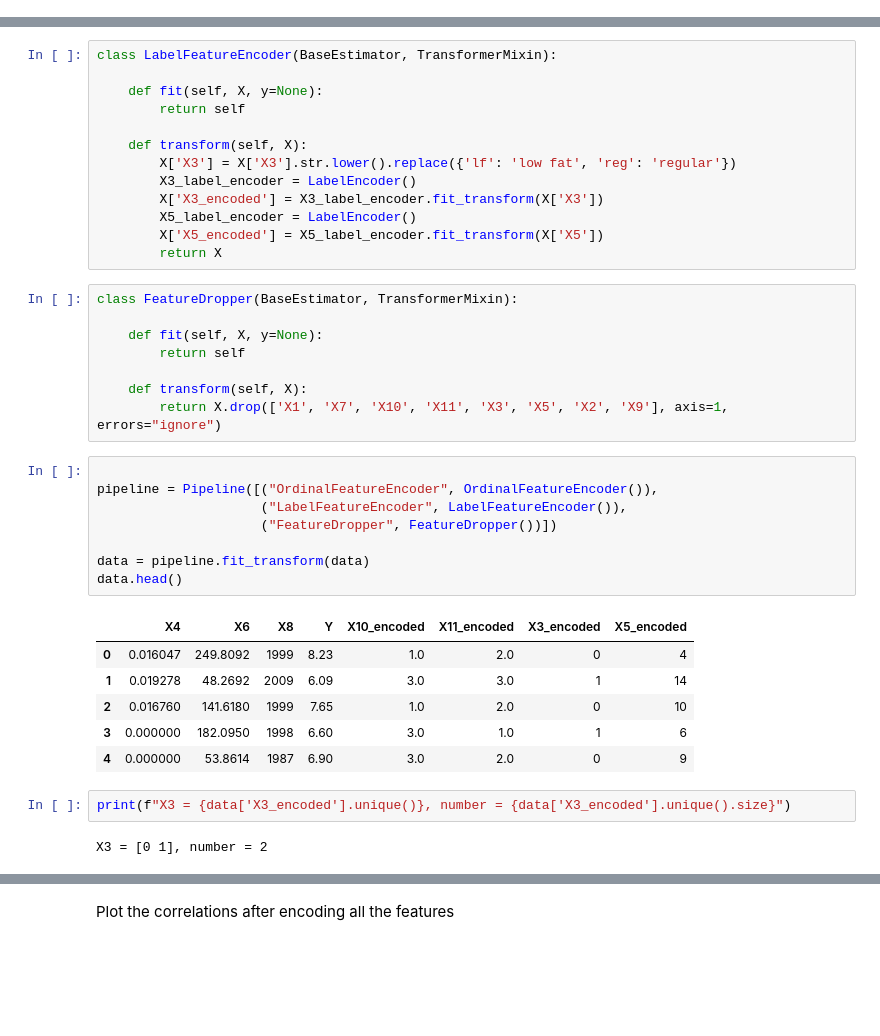
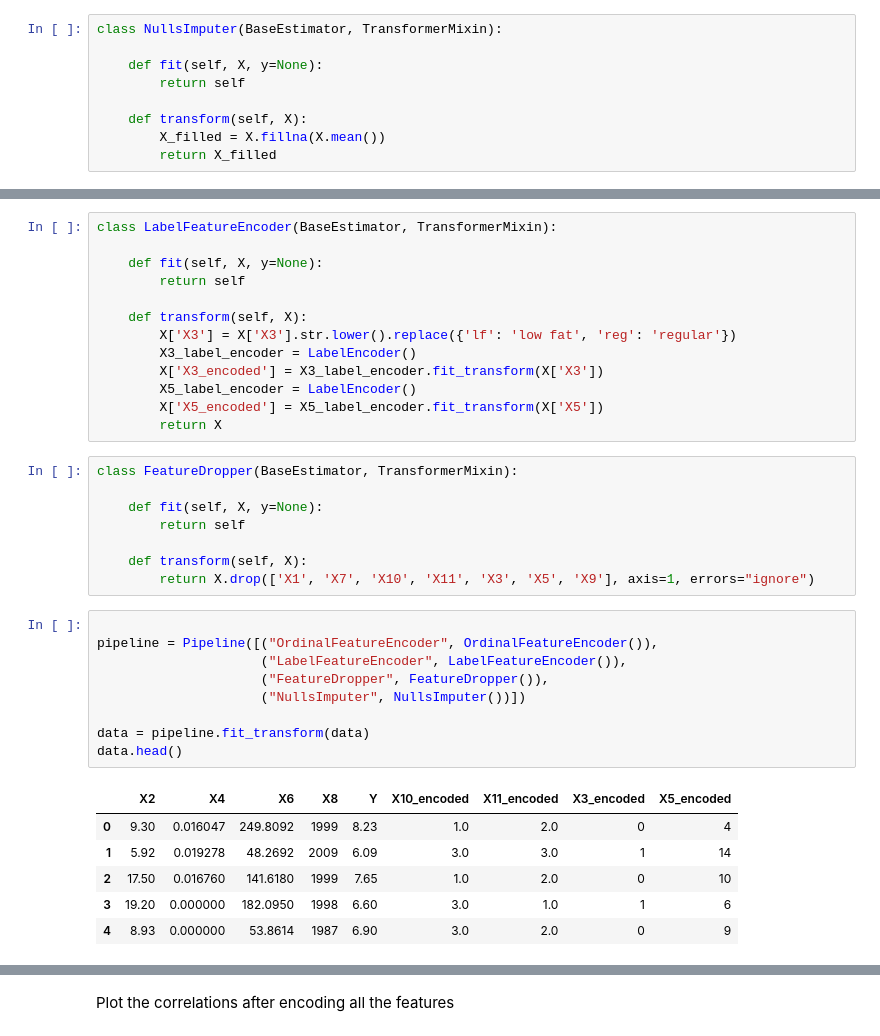
Before and after one commit to reda1609/AI-Talents-League, a Jupyter notebook: Round 1/main.ipynb, the cells around one changed output, grey strips where cells are left out. Cells and saved outputs as stored; diff of their text form; blank space fills up the shorter version.

```diff
--- a/Round 1/main.ipynb
+++ b/Round 1/main.ipynb
@@ -102,6 +104,15 @@ X11 = ['Supermarket Type1' 'Supermarket Type2' 'Grocery Store'
 * **Ordinal Feature Encoder**: Convert categorical variables into numerical variables while keeping the order of categories.
 * **Label Feature Encoder**: Convert categorical labels into numerical labels.
 * **Feature Dropper**: Drops unnecessary features from the dataset.
+# %%
+class NullsImputer(BaseEstimator, TransformerMixin):
+
+    def fit(self, X, y=None):
+        return self
+
+    def transform(self, X):
+        X_filled = X.fillna(X.mean())
+        return X_filled
 # %%
 class OrdinalFeatureEncoder(BaseEstimator, TransformerMixin):
 
@@ -134,23 +145,20 @@ class FeatureDropper(BaseEstimator, TransformerMixin):
         return self
 
     def transform(self, X):
-        return X.drop(['X1', 'X7', 'X10', 'X11', 'X3', 'X5', 'X2', 'X9'], axis=1, errors="ignore")
+        return X.drop(['X1', 'X7', 'X10', 'X11', 'X3', 'X5', 'X9'], axis=1, errors="ignore")
 # %%
 
 pipeline = Pipeline([("OrdinalFeatureEncoder", OrdinalFeatureEncoder()),
                      ("LabelFeatureEncoder", LabelFeatureEncoder()),
-                     ("FeatureDropper", FeatureDropper())])
+                     ("FeatureDropper", FeatureDropper()),
+                     ("NullsImputer", NullsImputer())])
 
 data = pipeline.fit_transform(data)
 data.head()
 # %% [output]
-|  | X4 | X6 | X8 | Y | X10_encoded | X11_encoded | X3_encoded | X5_encoded |
-| 0 | 0.016047 | 249.8092 | 1999 | 8.23 | 1.0 | 2.0 | 0 | 4 |
-| 1 | 0.019278 | 48.2692 | 2009 | 6.09 | 3.0 | 3.0 | 1 | 14 |
-| 2 | 0.016760 | 141.6180 | 1999 | 7.65 | 1.0 | 2.0 | 0 | 10 |
-| 3 | 0.000000 | 182.0950 | 1998 | 6.60 | 3.0 | 1.0 | 1 | 6 |
-| 4 | 0.000000 | 53.8614 | 1987 | 6.90 | 3.0 | 2.0 | 0 | 9 |
+|  | X2 | X4 | X6 | X8 | Y | X10_encoded | X11_encoded | X3_encoded | X5_encoded |
+| 0 | 9.30 | 0.016047 | 249.8092 | 1999 | 8.23 | 1.0 | 2.0 | 0 | 4 |
+| 1 | 5.92 | 0.019278 | 48.2692 | 2009 | 6.09 | 3.0 | 3.0 | 1 | 14 |
+| 2 | 17.50 | 0.016760 | 141.6180 | 1999 | 7.65 | 1.0 | 2.0 | 0 | 10 |
+| 3 | 19.20 | 0.000000 | 182.0950 | 1998 | 6.60 | 3.0 | 1.0 | 1 | 6 |
+| 4 | 8.93 | 0.000000 | 53.8614 | 1987 | 6.90 | 3.0 | 2.0 | 0 | 9 |
-# %%
-print(f"X3 = {data['X3_encoded'].unique()}, number = {data['X3_encoded'].unique().size}")
-# %% [output]
-X3 = [0 1], number = 2
```
Also changed, not shown: parts of 8 cells of this notebook, 1 other file.
